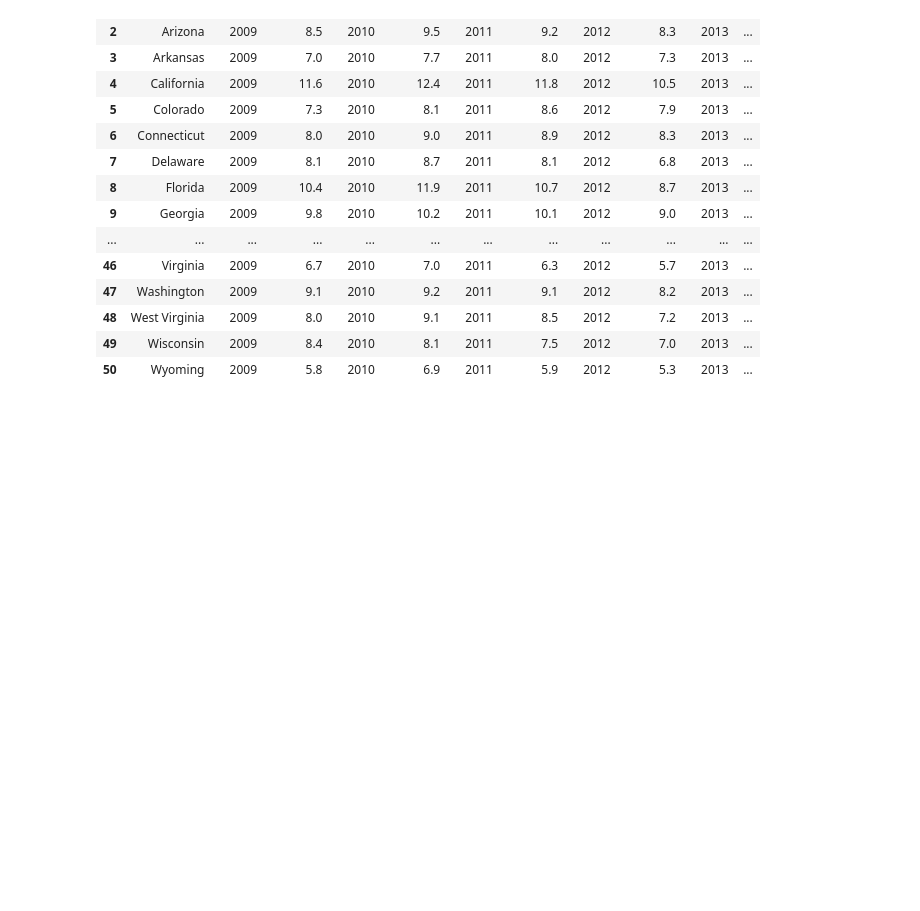
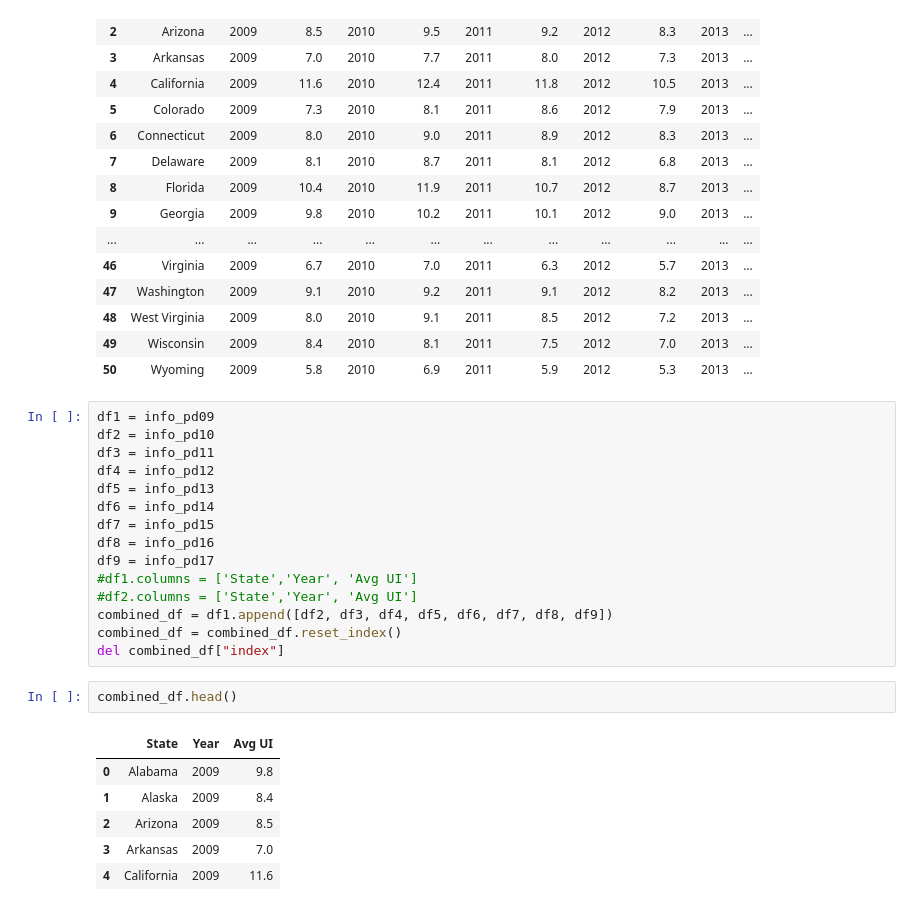
Before and after one commit to SnehaKellogg/Project1_Group5, a Jupyter notebook: unemployment csv/Merging Unemployment Data.ipynb, the cells around one changed output. Saved outputs shown, nothing was run; the diff lists cells and outputs as text; blank space fills up the shorter version.

```diff
--- a/unemployment csv/Merging Unemployment Data.ipynb
+++ b/unemployment csv/Merging Unemployment Data.ipynb
@@ -351,3 +351,27 @@ merge_table8
 | 48 | West Virginia | 2009 | 8.0 | 2010 | 9.1 | 2011 | 8.5 | 2012 | 7.2 | 2013 | ... |
 | 49 | Wisconsin | 2009 | 8.4 | 2010 | 8.1 | 2011 | 7.5 | 2012 | 7.0 | 2013 | ... |
 | 50 | Wyoming | 2009 | 5.8 | 2010 | 6.9 | 2011 | 5.9 | 2012 | 5.3 | 2013 | ... |
+# %%
+df1 = info_pd09
+df2 = info_pd10
+df3 = info_pd11
+df4 = info_pd12
+df5 = info_pd13
+df6 = info_pd14
+df7 = info_pd15
+df8 = info_pd16
+df9 = info_pd17
+#df1.columns = ['State','Year', 'Avg UI']
+#df2.columns = ['State','Year', 'Avg UI']
+combined_df = df1.append([df2, df3, df4, df5, df6, df7, df8, df9])
+combined_df = combined_df.reset_index()
+del combined_df["index"]
+# %%
+combined_df.head()
+# %% [output]
+|  | State | Year | Avg UI |
+| 0 | Alabama | 2009 | 9.8 |
+| 1 | Alaska | 2009 | 8.4 |
+| 2 | Arizona | 2009 | 8.5 |
+| 3 | Arkansas | 2009 | 7.0 |
+| 4 | California | 2009 | 11.6 |
```
